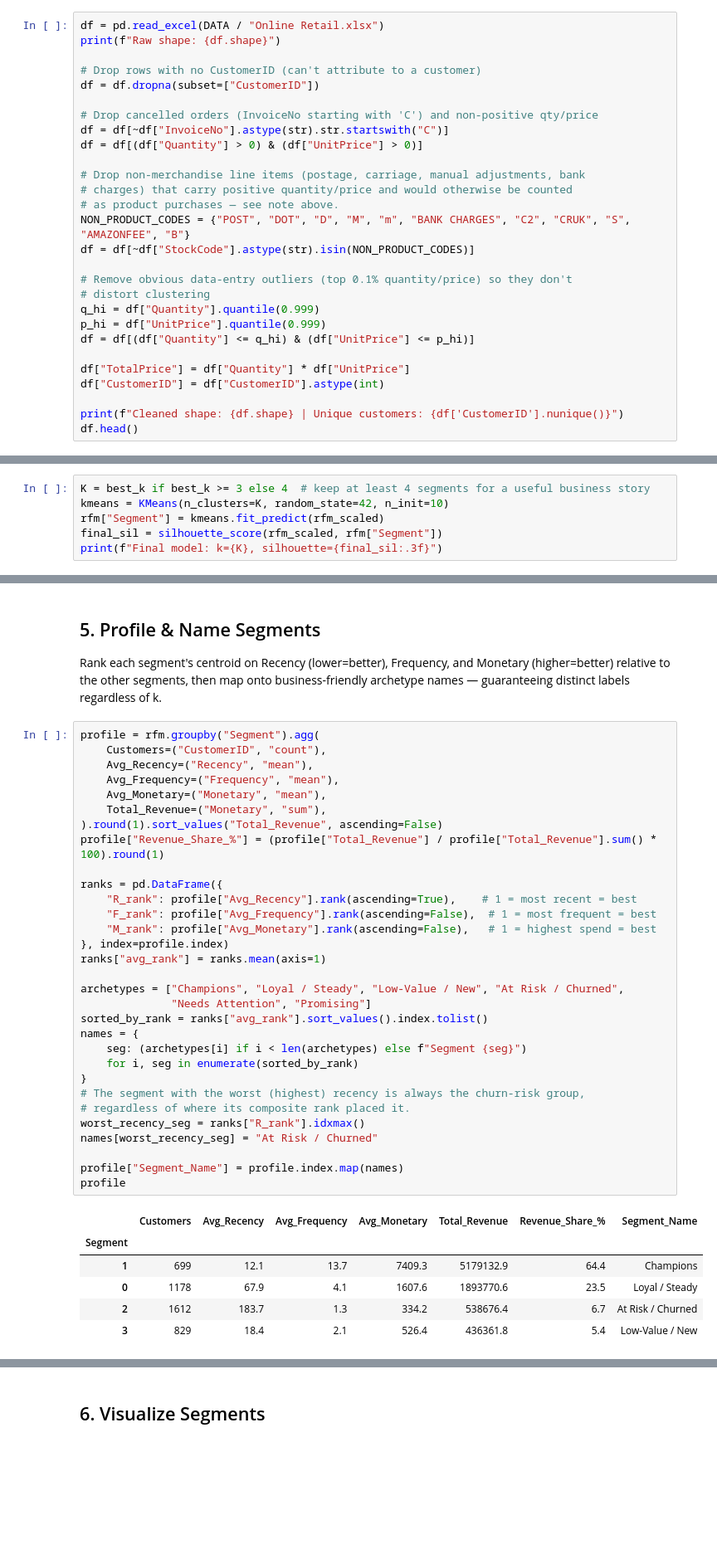
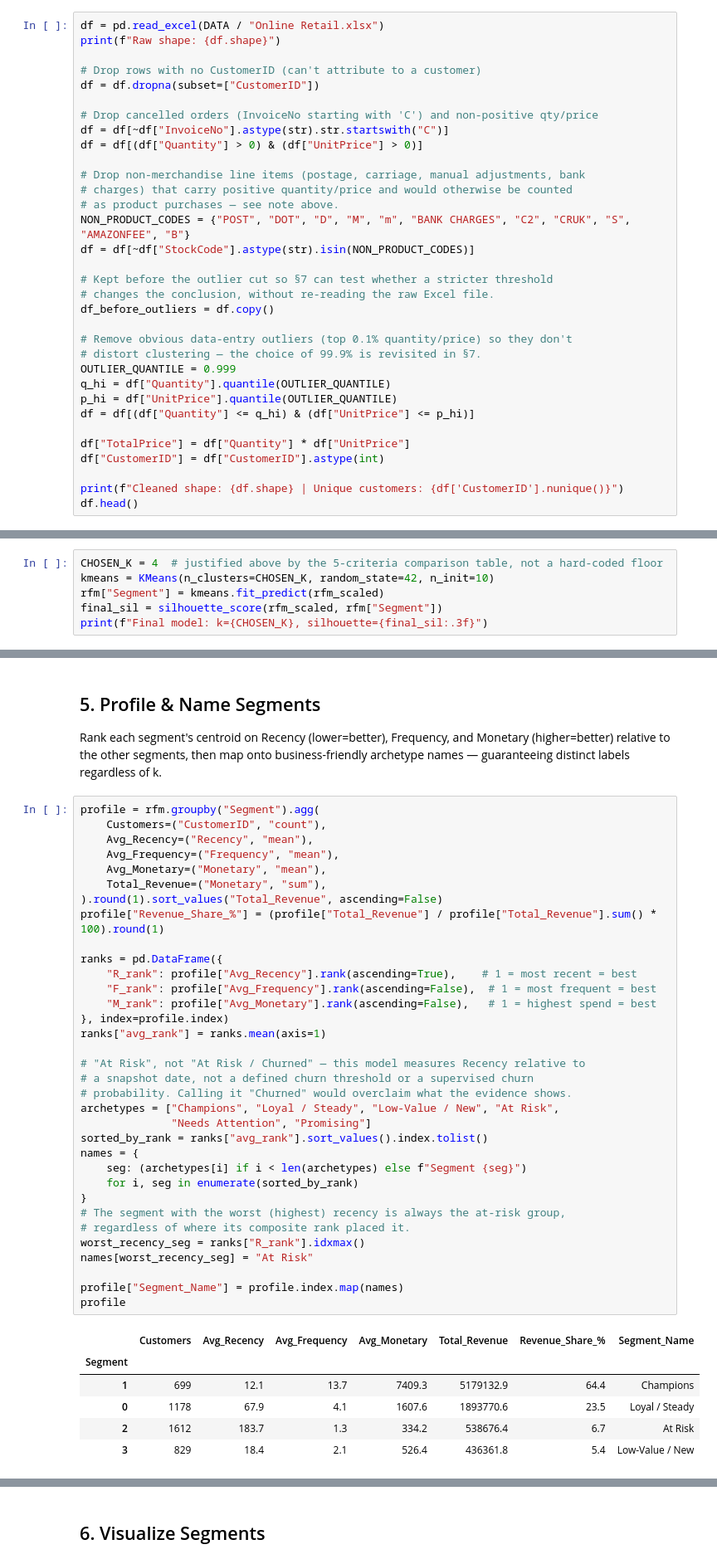
Before and after one commit to sonali9569/customer-segmentation-rfm-kmeans, a Jupyter notebook: segmentation.ipynb, the cells around one changed output, grey strips where cells are left out. Shown at 83% size. Cells and saved outputs as stored; diff of their text form; blank space fills up the shorter version.

```diff
--- a/segmentation.ipynb
+++ b/segmentation.ipynb
@@ -62,10 +63,15 @@ df = df[(df["Quantity"] > 0) & (df["UnitPrice"] > 0)]
 NON_PRODUCT_CODES = {"POST", "DOT", "D", "M", "m", "BANK CHARGES", "C2", "CRUK", "S", "AMAZONFEE", "B"}
 df = df[~df["StockCode"].astype(str).isin(NON_PRODUCT_CODES)]
 
+# Kept before the outlier cut so §7 can test whether a stricter threshold
+# changes the conclusion, without re-reading the raw Excel file.
+df_before_outliers = df.copy()
+
 # Remove obvious data-entry outliers (top 0.1% quantity/price) so they don't
-# distort clustering
-q_hi = df["Quantity"].quantile(0.999)
-p_hi = df["UnitPrice"].quantile(0.999)
+# distort clustering — the choice of 99.9% is revisited in §7.
+OUTLIER_QUANTILE = 0.999
+q_hi = df["Quantity"].quantile(OUTLIER_QUANTILE)
+p_hi = df["UnitPrice"].quantile(OUTLIER_QUANTILE)
 df = df[(df["Quantity"] <= q_hi) & (df["UnitPrice"] <= p_hi)]
 
 df["TotalPrice"] = df["Quantity"] * df["UnitPrice"]
@@ -173,9 +288,9 @@ clean, well-separated Elbow.
 # %%
-K = best_k if best_k >= 3 else 4  # keep at least 4 segments for a useful business story
-kmeans = KMeans(n_clusters=K, random_state=42, n_init=10)
+CHOSEN_K = 4  # justified above by the 5-criteria comparison table, not a hard-coded floor
+kmeans = KMeans(n_clusters=CHOSEN_K, random_state=42, n_init=10)
 rfm["Segment"] = kmeans.fit_predict(rfm_scaled)
 final_sil = silhouette_score(rfm_scaled, rfm["Segment"])
-print(f"Final model: k={K}, silhouette={final_sil:.3f}")
+print(f"Final model: k={CHOSEN_K}, silhouette={final_sil:.3f}")
 # %% [output]
 Final model: k=4, silhouette=0.339
 # %% [markdown]
@@ -190,35 +305,38 @@ profile = rfm.groupby("Segment").agg(
     Avg_Recency=("Recency", "mean"),
     Avg_Frequency=("Frequency", "mean"),
     Avg_Monetary=("Monetary", "mean"),
     Total_Revenue=("Monetary", "sum"),
 ).round(1).sort_values("Total_Revenue", ascending=False)
 profile["Revenue_Share_%"] = (profile["Total_Revenue"] / profile["Total_Revenue"].sum() * 100).round(1)
 
 ranks = pd.DataFrame({
     "R_rank": profile["Avg_Recency"].rank(ascending=True),    # 1 = most recent = best
     "F_rank": profile["Avg_Frequency"].rank(ascending=False),  # 1 = most frequent = best
     "M_rank": profile["Avg_Monetary"].rank(ascending=False),   # 1 = highest spend = best
 }, index=profile.index)
 ranks["avg_rank"] = ranks.mean(axis=1)
 
-archetypes = ["Champions", "Loyal / Steady", "Low-Value / New", "At Risk / Churned",
+# "At Risk", not "At Risk / Churned" — this model measures Recency relative to
+# a snapshot date, not a defined churn threshold or a supervised churn
+# probability. Calling it "Churned" would overclaim what the evidence shows.
+archetypes = ["Champions", "Loyal / Steady", "Low-Value / New", "At Risk",
               "Needs Attention", "Promising"]
 sorted_by_rank = ranks["avg_rank"].sort_values().index.tolist()
 names = {
     seg: (archetypes[i] if i < len(archetypes) else f"Segment {seg}")
     for i, seg in enumerate(sorted_by_rank)
 }
-# The segment with the worst (highest) recency is always the churn-risk group,
+# The segment with the worst (highest) recency is always the at-risk group,
 # regardless of where its composite rank placed it.
 worst_recency_seg = ranks["R_rank"].idxmax()
-names[worst_recency_seg] = "At Risk / Churned"
+names[worst_recency_seg] = "At Risk"
 
 profile["Segment_Name"] = profile.index.map(names)
 profile
 # %% [output]
 |  | Customers | Avg_Recency | Avg_Frequency | Avg_Monetary | Total_Revenue | Revenue_Share_% | Segment_Name |
 | Segment |  |  |  |  |  |  |  |
 | 1 | 699 | 12.1 | 13.7 | 7409.3 | 5179132.9 | 64.4 | Champions |
 | 0 | 1178 | 67.9 | 4.1 | 1607.6 | 1893770.6 | 23.5 | Loyal / Steady |
-| 2 | 1612 | 183.7 | 1.3 | 334.2 | 538676.4 | 6.7 | At Risk / Churned |
+| 2 | 1612 | 183.7 | 1.3 | 334.2 | 538676.4 | 6.7 | At Risk |
 | 3 | 829 | 18.4 | 2.1 | 526.4 | 436361.8 | 5.4 | Low-Value / New |
```
Also changed, not shown: parts of 17 cells of this notebook, 10 other files.
